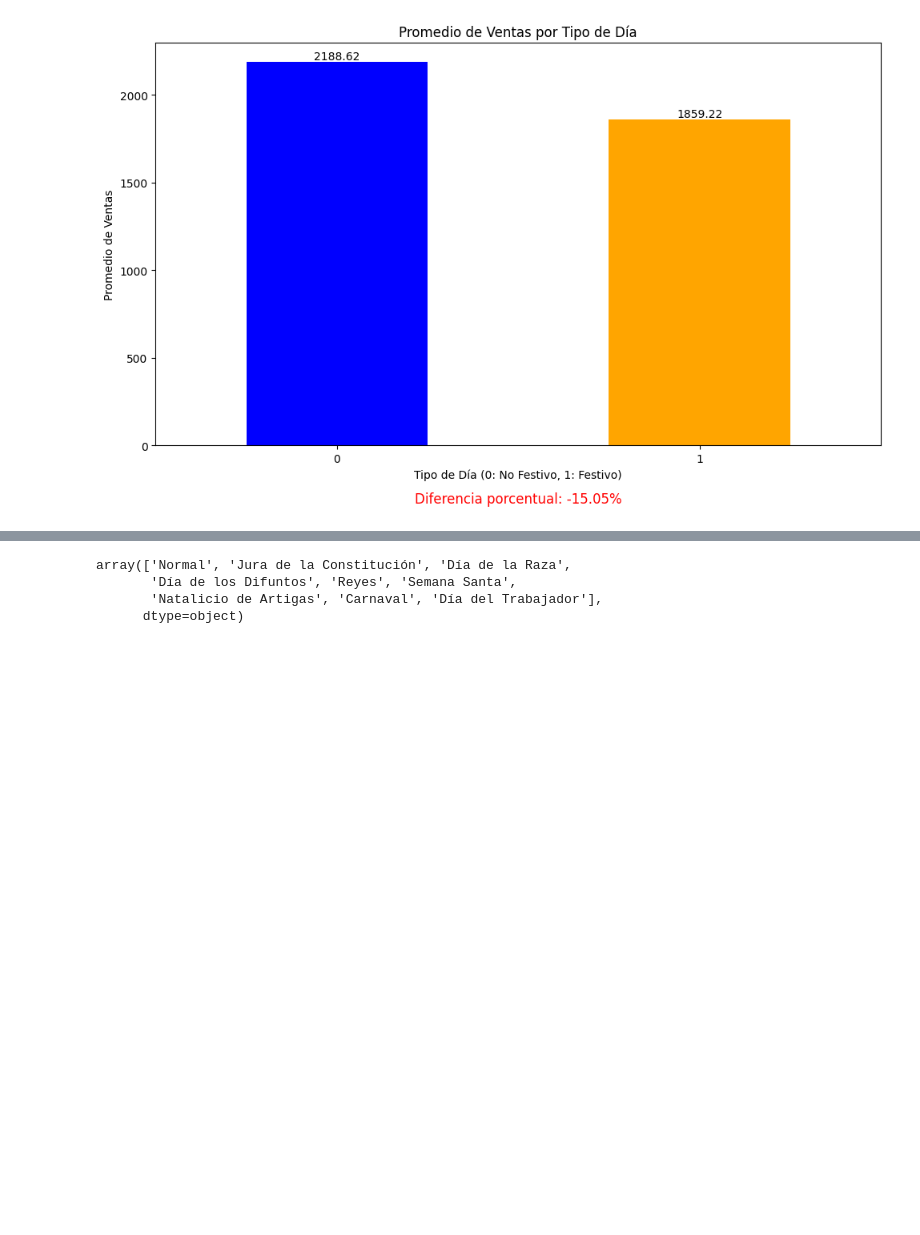
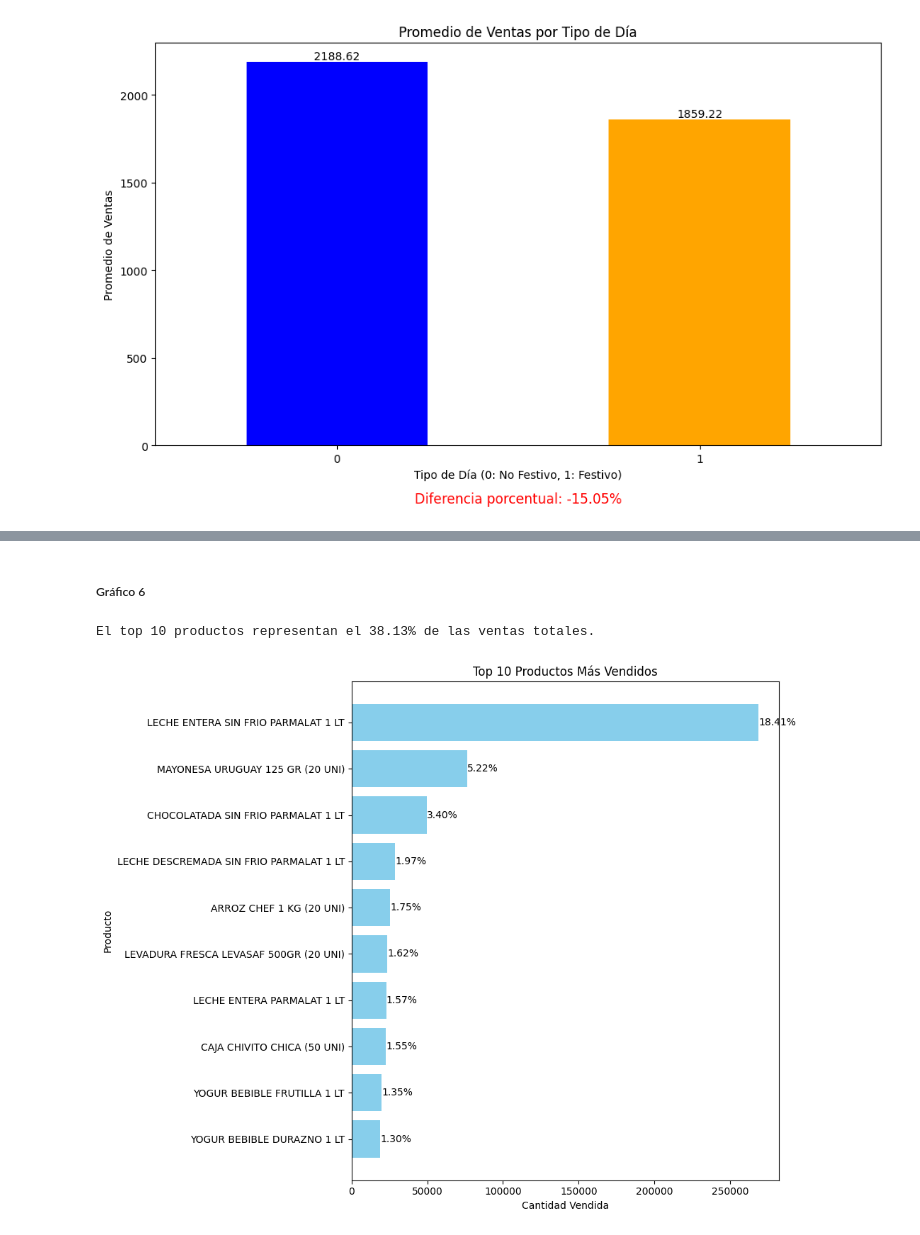
Before and after one commit to juanspadaro/forecasting_for_planning, a Jupyter notebook: EDA.ipynb, the cells around one changed output, grey strips where cells are left out. Saved outputs shown, nothing was run; the diff lists cells and outputs as text; code cells hidden in the pictures; blank space fills up the shorter version.

```diff
--- a/EDA.ipynb
+++ b/EDA.ipynb
@@ -443,9 +390,53 @@ plt.show()
-# %%
-df_2
-distinct_holidays = df_2['holiday'].unique()
-distinct_holidays
-# %% [output]
-array(['Normal', 'Jura de la Constitución', 'Día de la Raza',
-       'Día de los Difuntos', 'Reyes', 'Semana Santa',
-       'Natalicio de Artigas', 'Carnaval', 'Día del Trabajador'],
-      dtype=object)
+# %% [markdown]
+##### Gráfico 6
+# %%
+import matplotlib.pyplot as plt
+import pandas as pd
+
+# Suponiendo que 'ventas_df' es tu DataFrame original y 'productos_df' contiene las descripciones
+ventas_totales = ventas_df.groupby('codigo_producto')['cantidad_ventas_producto'].sum().reset_index()
+
+# Agregar el nombre del producto desde productos_df
+ventas_totales = ventas_totales.merge(productos_df[['codigo_producto', 'descripcion_producto']], on='codigo_producto')
+
+# Ordenar el DataFrame por la cantidad total vendida en orden descendente
+ventas_totales = ventas_totales.sort_values(by='cantidad_ventas_producto', ascending=False)
+
+# Calcular el total de ventas para calcular el porcentaje
+total_ventas = ventas_totales['cantidad_ventas_producto'].sum()
+
+# Filtrar los primeros 10 productos más vendidos
+top_n_productos = ventas_totales.head(10)
+
+# Calcular el porcentaje que cada producto representa sobre el total de ventas
+top_n_productos['porcentaje'] = (top_n_productos['cantidad_ventas_producto'] / total_ventas) * 100
+
+# Calcular el porcentaje total representado por el top 10 de productos
+porcentaje_total_top_20 = top_n_productos['porcentaje'].sum()
+
+# Mostrar el resultado
+print(f"El top 10 productos representan el {porcentaje_total_top_20:.2f}% de las ventas totales.")
+
+# Crear un gráfico de barras horizontal
+plt.figure(figsize=(10, 8))
+bars = plt.barh(top_n_productos['descripcion_producto'], top_n_productos['cantidad_ventas_producto'], color='skyblue')
+
+# Invertir el eje Y para que el producto más vendido esté en la parte superior
+plt.gca().invert_yaxis()
+
+# Agregar los porcentajes como etiquetas en el gráfico
+for bar, porcentaje in zip(bars, top_n_productos['porcentaje']):
+    plt.text(bar.get_width(), bar.get_y() + bar.get_height() / 2, f'{porcentaje:.2f}%',
+             va='center', ha='left')
+
+# Agregar títulos y etiquetas
+plt.title('Top 10 Productos Más Vendidos')
+plt.xlabel('Cantidad Vendida')
+plt.ylabel('Producto')
+
+# Mostrar el gráfico
+plt.tight_layout()
+plt.show()
+# %% [output]
+El top 10 productos representan el 38.13% de las ventas totales.
+[figure, added]
```
Also changed, not shown: parts of 18 cells of this notebook.
